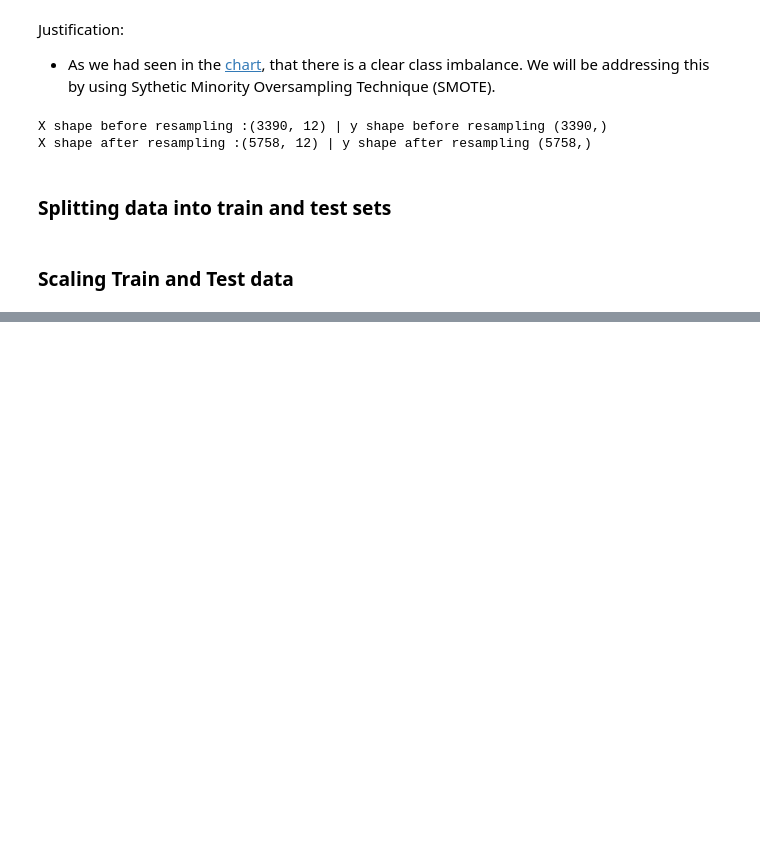
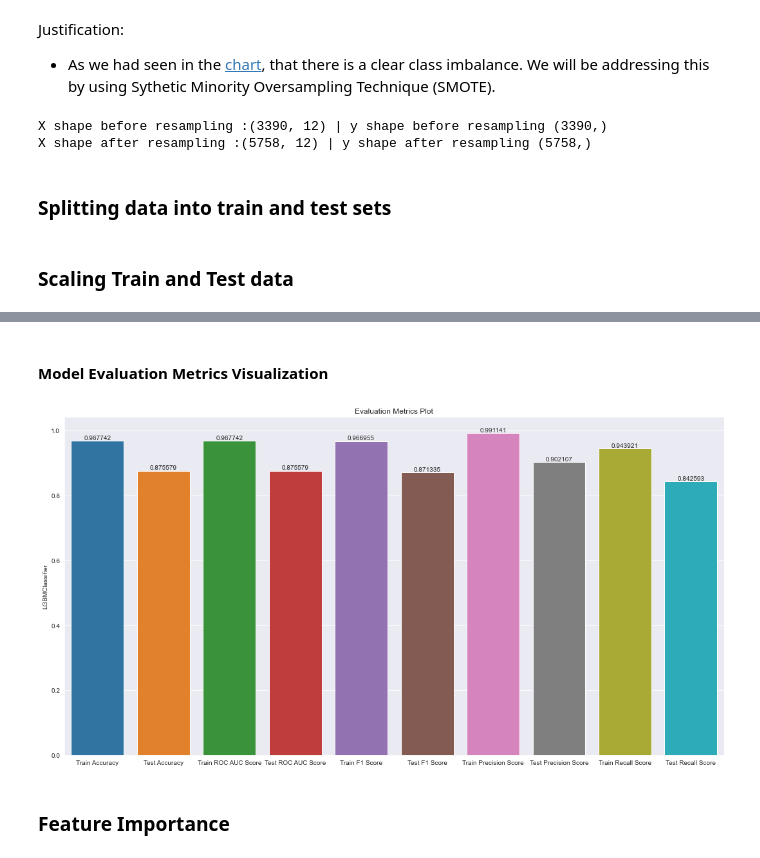
Before and after one commit to olaniSiyum/heart-disease-prediction, a Jupyter notebook: models/heart_disease.ipynb, the cells around one changed output, grey strips where cells are left out. Drawn from its saved outputs; the diff is of its cells as text; code cells hidden in the pictures; blank space fills up the shorter version.

```diff
--- a/models/heart_disease.ipynb
+++ b/models/heart_disease.ipynb
@@ -592,0 +710,30 @@ X_test_scaled = scalar.transform(X_test)
+# %%
+def eval_model(model, X_train, X_test, y_train, y_test):
+    """
+    Function to evaluate the given model based on Train and test data.
+
+    """
+    eval_df = pd.DataFrame(index=['LGBMClassifier'])
+
+    y_train_pred = model.predict(X_train)
+    y_test_pred = model.predict(X_test)
+
+    eval_df['Train Accuracy'] = accuracy_score(y_train, y_train_pred)
+    eval_df['Test Accuracy'] = accuracy_score(y_test, y_test_pred)
+
+    eval_df['Train ROC AUC Score'] = roc_auc_score(y_train, y_train_pred)
+    eval_df['Test ROC AUC Score'] = roc_auc_score(y_test, y_test_pred)
+
+    eval_df['Train F1 Score'] = f1_score(y_train, y_train_pred)
+    eval_df['Test F1 Score'] = f1_score(y_test, y_test_pred)
+
+    eval_df['Train Precision Score'] = precision_score(y_train, y_train_pred)
+    eval_df['Test Precision Score'] = precision_score(y_test, y_test_pred)
+
+    eval_df['Train Recall Score'] = recall_score(y_train, y_train_pred)
+    eval_df['Test Recall Score'] = recall_score(y_test, y_test_pred)
+
+    return eval_df.T
+# %%
+eval_df = eval_model(lgbmclf, X_train_scaled, X_test_scaled, y_train, y_test)
+eval_df
@@ -592,0 +757,13 @@ X_test_scaled = scalar.transform(X_test)
+# %% [markdown]
+#### Model Evaluation Metrics Visualization
+# %%
+plt.figure(figsize=(15, 8))
+ax = sns.barplot(data=eval_df, x=eval_df.index, y='LGBMClassifier')
+ax.bar_label(ax.containers[0])
+plt.title('Evaluation Metrics Plot')
+plt.tight_layout()
+plt.show()
+# %% [output]
+[figure, added]
+# %% [markdown]
+### Feature Importance
```
Also changed, not shown: parts of 23 cells of this notebook.
